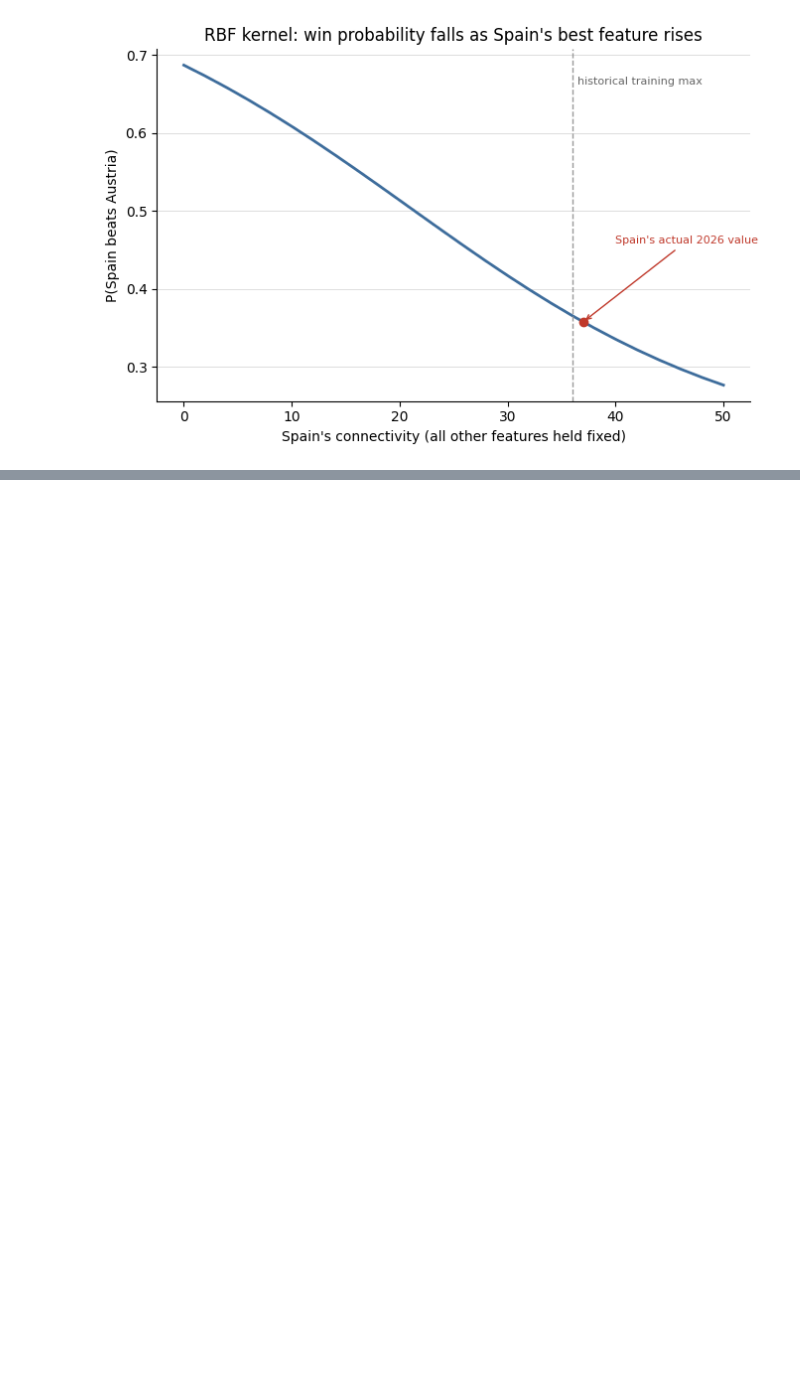
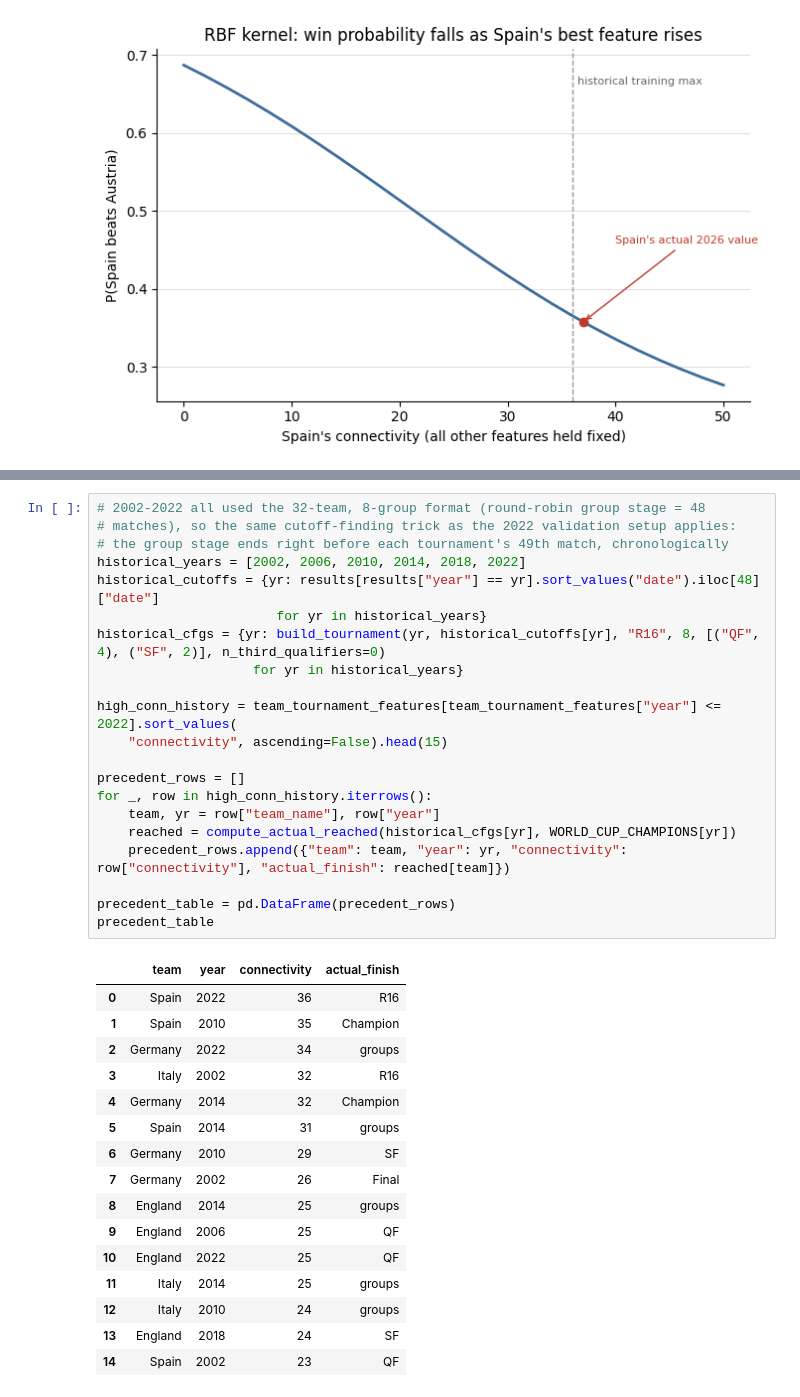
Before and after one commit to kcshenoy/FIFA_WorldCup_Predictor, a Jupyter notebook: connectivity_top5_results.ipynb, the cells around one changed output, grey strips where cells are left out. Saved outputs shown, nothing was run; the diff lists cells and outputs as text; blank space fills up the shorter version.

Commit message:
add connectivity outlier analysis: cross-team penalty comparison and historical high-connectivity precedents

```diff
--- a/connectivity_top5_results.ipynb
+++ b/connectivity_top5_results.ipynb
@@ -1194,0 +1232,38 @@ failure of the model.
+# %%
+# 2002-2022 all used the 32-team, 8-group format (round-robin group stage = 48
+# matches), so the same cutoff-finding trick as the 2022 validation setup applies:
+# the group stage ends right before each tournament's 49th match, chronologically
+historical_years = [2002, 2006, 2010, 2014, 2018, 2022]
+historical_cutoffs = {yr: results[results["year"] == yr].sort_values("date").iloc[48]["date"]
+                       for yr in historical_years}
+historical_cfgs = {yr: build_tournament(yr, historical_cutoffs[yr], "R16", 8, [("QF", 4), ("SF", 2)], n_third_qualifiers=0)
+                    for yr in historical_years}
+
+high_conn_history = team_tournament_features[team_tournament_features["year"] <= 2022].sort_values(
+    "connectivity", ascending=False).head(15)
+
+precedent_rows = []
+for _, row in high_conn_history.iterrows():
+    team, yr = row["team_name"], row["year"]
+    reached = compute_actual_reached(historical_cfgs[yr], WORLD_CUP_CHAMPIONS[yr])
+    precedent_rows.append({"team": team, "year": yr, "connectivity": row["connectivity"], "actual_finish": reached[team]})
+
+precedent_table = pd.DataFrame(precedent_rows)
+precedent_table
+# %% [output]
+|  | team | year | connectivity | actual_finish |
+| 0 | Spain | 2022 | 36 | R16 |
+| 1 | Spain | 2010 | 35 | Champion |
+| 2 | Germany | 2022 | 34 | groups |
+| 3 | Italy | 2002 | 32 | R16 |
+| 4 | Germany | 2014 | 32 | Champion |
+| 5 | Spain | 2014 | 31 | groups |
+| 6 | Germany | 2010 | 29 | SF |
+| 7 | Germany | 2002 | 26 | Final |
+| 8 | England | 2014 | 25 | groups |
+| 9 | England | 2006 | 25 | QF |
+| 10 | England | 2022 | 25 | QF |
+| 11 | Italy | 2014 | 25 | groups |
+| 12 | Italy | 2010 | 24 | groups |
+| 13 | England | 2018 | 24 | SF |
+| 14 | Spain | 2002 | 23 | QF |
```
Also changed, not shown: parts of 8 cells of this notebook.
